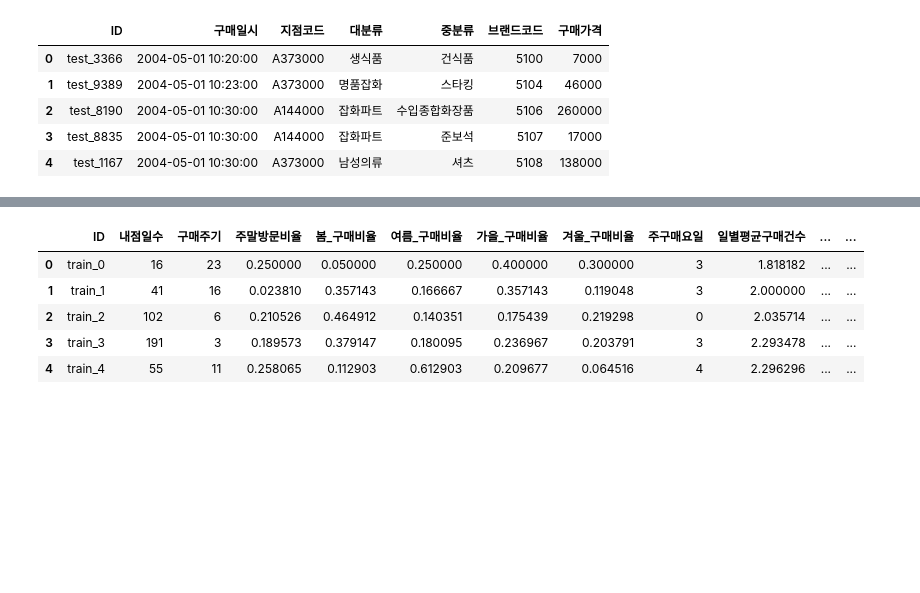
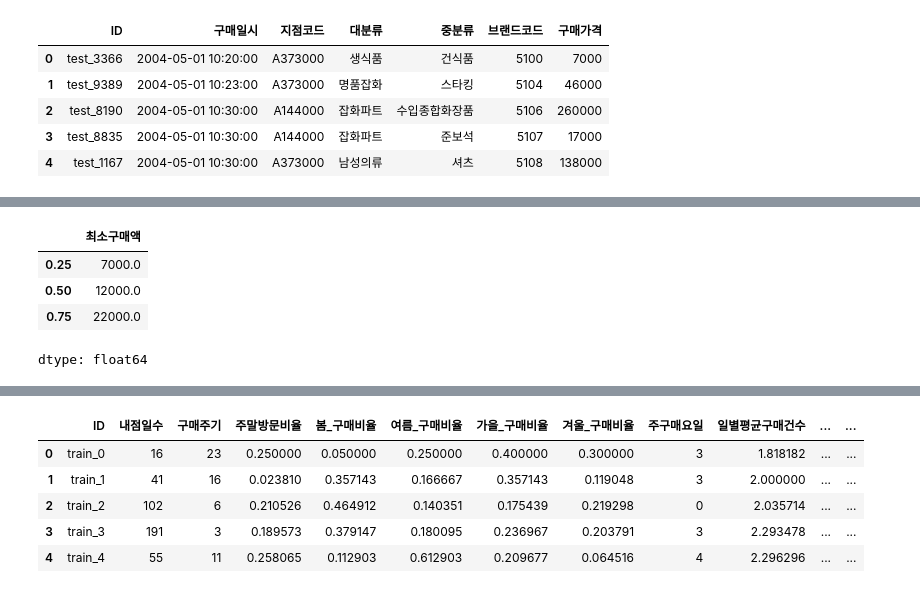
Before and after one commit to Kim-Yiji/FINAL-project, a Jupyter notebook: 특성추출_베이스라인코드_이희원.ipynb, the cells around one changed output, grey strips where cells are left out. Cells and saved outputs as stored; diff of their text form; code cells hidden in the pictures; blank space fills up the shorter version.

```diff
--- a/특성추출_베이스라인코드_이희원.ipynb
+++ b/특성추출_베이스라인코드_이희원.ipynb
@@ -686,0 +688,8 @@ test_tr.head()
+# %%
+(train_ft['최소구매액'].quantile([0.25, 0.5, 0.75]))
+# %% [output]
+|  | 최소구매액 |
+| 0.25 | 7000.0 |
+| 0.50 | 12000.0 |
+| 0.75 | 22000.0 |
+dtype: float64
```
Also changed, not shown: parts of 11 cells of this notebook.
